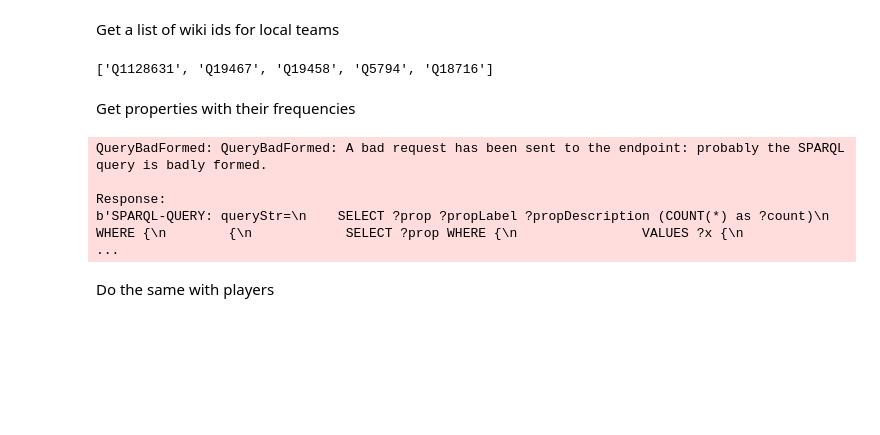
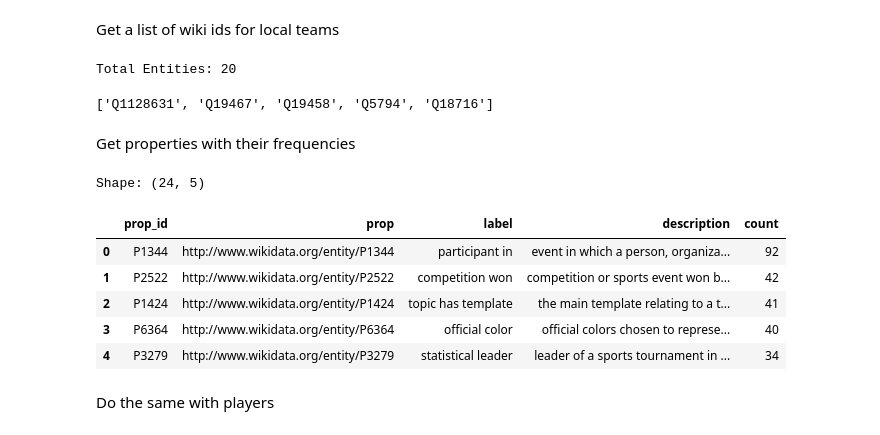
Before and after one commit to LeJ-04/web-datamining-semantics, a Jupyter notebook: notebooks/kb_modeling.ipynb, the cells around one changed output. Saved outputs shown, nothing was run; the diff lists cells and outputs as text; code cells hidden in the pictures; blank space fills up the shorter version.

Commit message:
feat: improve graph expansion

```diff
--- a/notebooks/kb_modeling.ipynb
+++ b/notebooks/kb_modeling.ipynb
@@ -237,5 +242,5 @@ Number of objects: 128
 Number of predicates: 6
 Number of entities: 775
 # %%
-kb_fpath = "football_kb.rdf"
+kb_fpath = "football_kb.ttl"
 # %%
@@ -245,7 +250,7 @@ g.serialize(kb_fpath, format="xml")
 # %% [markdown]
 # Step 2 --- Entity Linking with Open Knowledge Bases
 # %%
-g = Graph().parse(kb_fpath, format="xml")
+g = Graph().parse(kb_fpath)
 
 len(g)
 # %% [output]
@@ -299,11 +313,0 @@ def exec_wikidata_sparql(query):
-# %%
-def exec_wikidata_sparql(query):
-    url = "https://query.wikidata.org/sparql"
-
-    wikidata_wrapper = SPARQLWrapper(url)
-    wikidata_wrapper.setReturnFormat(JSON)
-
-    wikidata_wrapper.setQuery(query)
-    results = wikidata_wrapper.query().convert()
-
-    return results
@@ -1009,7 +1043,7 @@ for prop_triplet in prop_alignement_graph:
 # %% [markdown]
 Combine with orignal graph and save
 # %%
-aligned_graph_fpath = "aligned_football_kb.rdf"
+aligned_graph_fpath = "aligned_football_kb.ttl"
 # %%
 aligned_graph = g + prop_alignement_graph
 
@@ -1146,22 +1159,48 @@ WHERE {{
 team_wiki_uris = list(g.query(get_team_wiki_ids_query))
 team_wiki_ids = [uri.split("/")[-1] for (uri,) in team_wiki_uris]
 
+print("Total Entities:", len(team_wiki_ids))
 team_wiki_ids[:5]
 # %% [output]
-['Q1128631', 'Q19467', 'Q19458', 'Q5794', 'Q18716']
+Total Entities: 20
+['Q1128631', 'Q19467', 'Q19458', 'Q5794', 'Q18716']
 # %% [markdown]
 Get properties with their frequencies
-# %%
-prop_blacklist = ["P54"]
-team_prop_df = get_wiki_properties(team_wiki_ids[:10])
-team_prop_df = team_prop_df.loc[team_prop_df["count"] > 5]
-
-team_prop_df.head()
-# %% [output]
-QueryBadFormed: QueryBadFormed: A bad request has been sent to the endpoint: probably the SPARQL query is badly formed.
-
-Response:
-b'SPARQL-QUERY: queryStr=\n    SELECT ?prop ?propLabel ?propDescription (COUNT(*) as ?count)\n    WHERE {\n        {\n            SELECT ?prop WHERE {\n                VALUES ?x {\n                    ...
+# %%
+team_prop_blacklist = [
+    "P31", # instance type
+    "P54", # plays for
+    "P286", # head coach
+]
+team_prop_df = get_wiki_properties(
+    team_wiki_ids[:20],
+    limit=200,
+    blacklist=team_prop_blacklist,
+)
+
+# team_as_object_prop_df = get_wiki_properties(
+#     team_wiki_ids[:20],
+#     as_subject=False,
+#     limit=200,
+#     blacklist=team_prop_blacklist,
+# )
+# team_prop_df = pd.concat(
+#     (team_prop_df, team_as_object_prop_df),
+#     ignore_index=True
+# ).sort_values(by="count", ascending=False)
+
+team_prop_df = team_prop_df.loc[team_prop_df["count"] >= 3]
+
+print("Shape:", team_prop_df.shape)
+team_prop_df.head()
+# %% [output]
+Shape: (24, 5)
+|  | prop_id | prop | label | description | count |
+| 0 | P1344 | http://www.wikidata.org/entity/P1344 | participant in | event in which a person, organiza... | 92 |
+| 1 | P2522 | http://www.wikidata.org/entity/P2522 | competition won | competition or sports event won b... | 42 |
+| 2 | P1424 | http://www.wikidata.org/entity/P1424 | topic has template | the main template relating to a t... | 41 |
+| 3 | P6364 | http://www.wikidata.org/entity/P6364 | official color | official colors chosen to represe... | 40 |
+| 4 | P3279 | http://www.wikidata.org/entity/P3279 | statistical leader | leader of a sports tournament in ... | 34 |
 # %% [markdown]
 Do the same with players
 # %%
```
Also changed, not shown: parts of 44 cells of this notebook.
